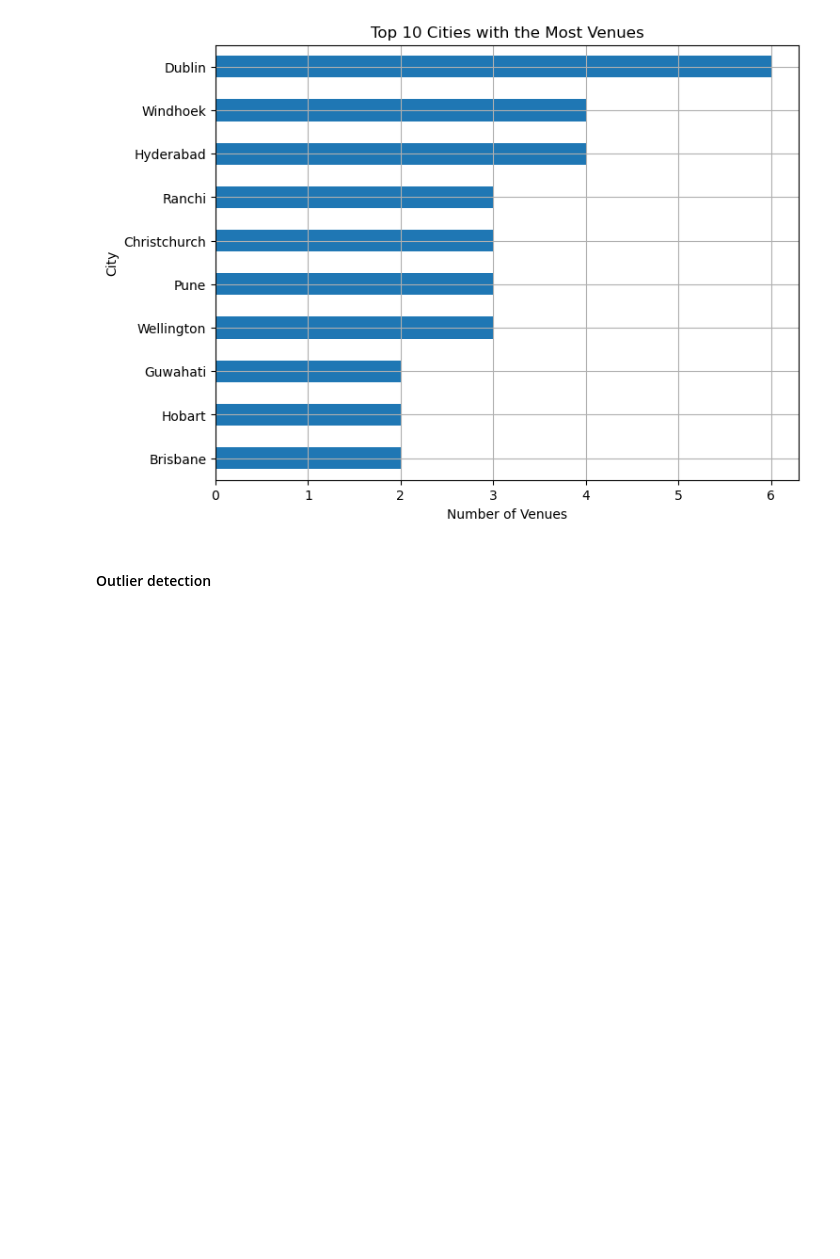
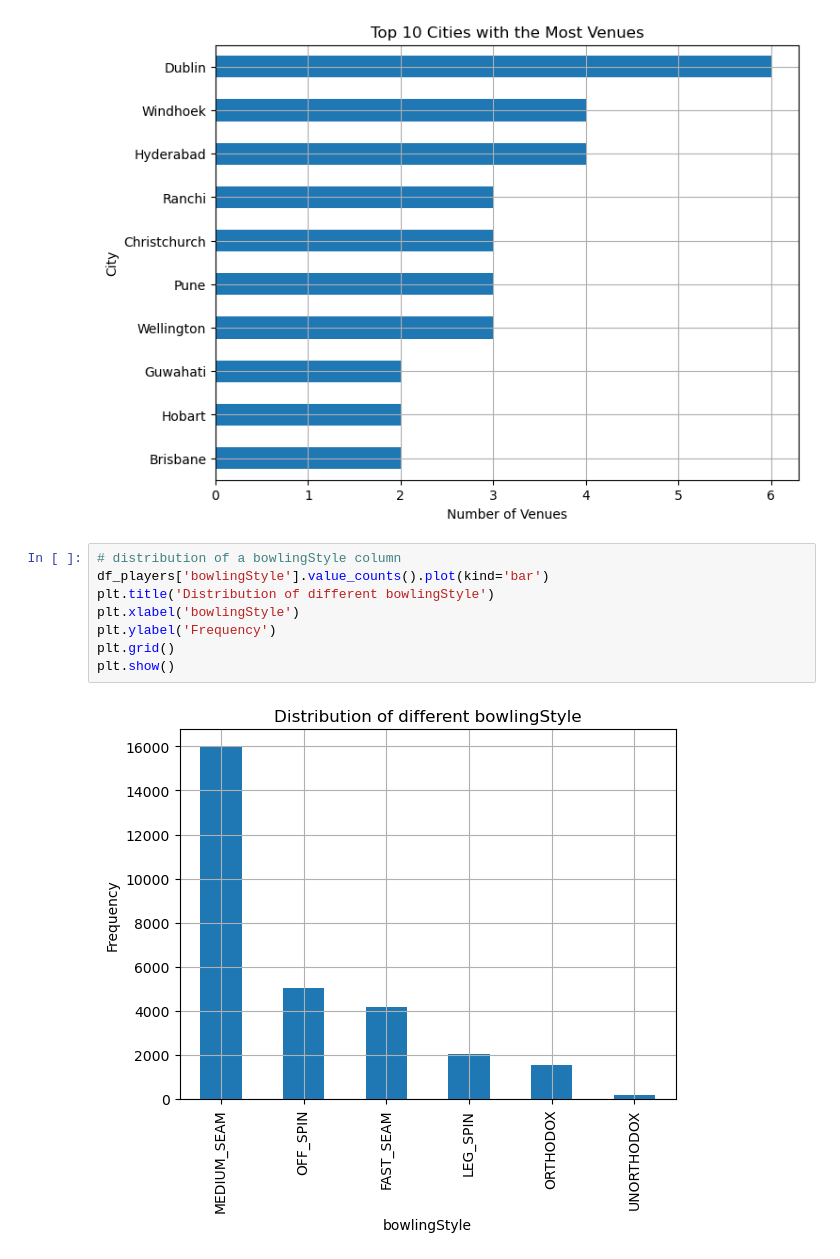
Before and after one commit to hassaanhameed786/Exploring-the-Cricket-World-Cup-An-EDA-Journey, a Jupyter notebook: notebooks/eda_on ICC_wordl_cup.ipynb, the cells around one changed output. Cells and saved outputs as stored; diff of their text form; blank space fills up the shorter version.

```diff
--- a/notebooks/eda_on ICC_wordl_cup.ipynb
+++ b/notebooks/eda_on ICC_wordl_cup.ipynb
@@ -748,5 +760,13 @@ plt.ylabel('City')
 plt.show()
 # %% [output]
 [figure]
-# %% [markdown]
-#### Outlier detection
+# %%
+# distribution of a bowlingStyle column
+df_players['bowlingStyle'].value_counts().plot(kind='bar')
+plt.title('Distribution of different bowlingStyle')
+plt.xlabel('bowlingStyle')
+plt.ylabel('Frequency')
+plt.grid()
+plt.show()
+# %% [output]
+[figure, added]
```
Also changed, not shown: parts of 28 cells of this notebook, 10 other files.
